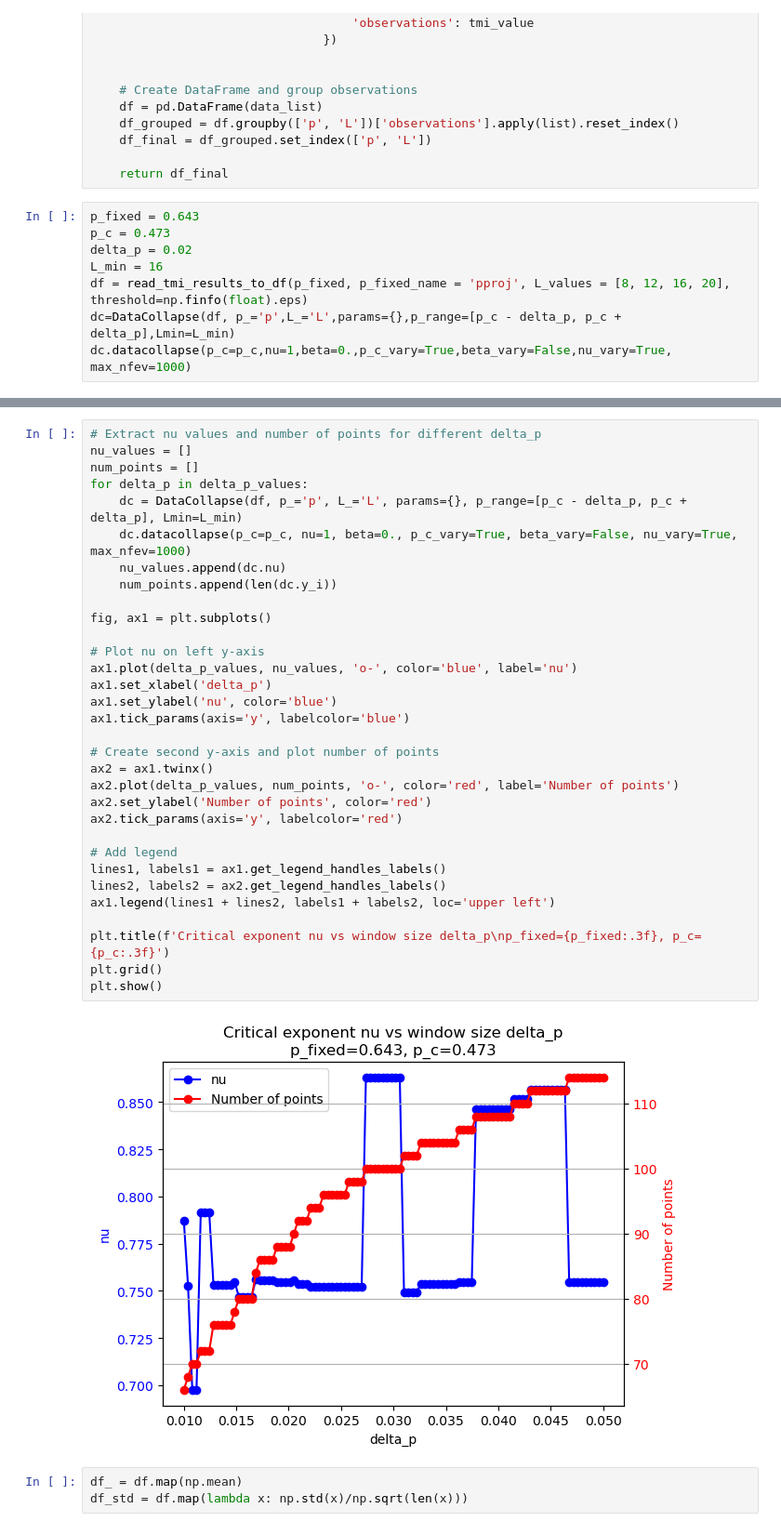
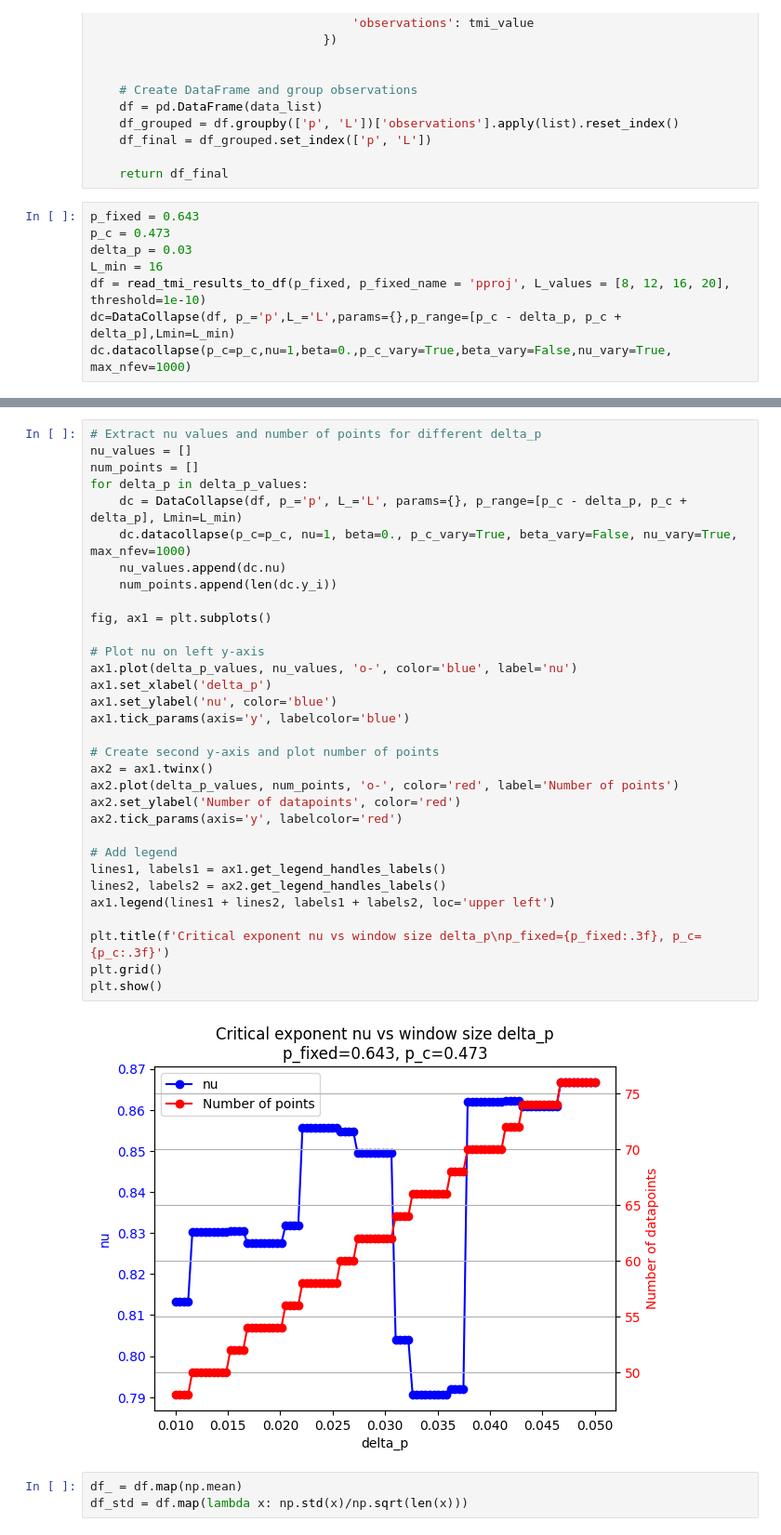
Before and after one commit to youtao1999/CT_toy, a Jupyter notebook: sandbox.ipynb, the cells around one changed output, grey strips where cells are left out. Shown at 93% size. Drawn from its saved outputs; the diff is of its cells as text.

```diff
--- a/sandbox.ipynb
+++ b/sandbox.ipynb
@@ -111,9 +111,9 @@ def read_tmi_results_to_df(p_fixed, p_fixed_name, L_values=None, n=0, threshold=
 # %%
 p_fixed = 0.643
 p_c = 0.473
-delta_p = 0.02
+delta_p = 0.03
 L_min = 16
-df = read_tmi_results_to_df(p_fixed, p_fixed_name = 'pproj', L_values = [8, 12, 16, 20], threshold=np.finfo(float).eps)
+df = read_tmi_results_to_df(p_fixed, p_fixed_name = 'pproj', L_values = [8, 12, 16, 20], threshold=1e-10)
 dc=DataCollapse(df, p_='p',L_='L',params={},p_range=[p_c - delta_p, p_c + delta_p],Lmin=L_min)
 dc.datacollapse(p_c=p_c,nu=1,beta=0.,p_c_vary=True,beta_vary=False,nu_vary=True, max_nfev=1000)
 # %% [output]
@@ -175,35 +178,35 @@ plt.show()
 nu_values = []
 num_points = []
 for delta_p in delta_p_values:
     dc = DataCollapse(df, p_='p', L_='L', params={}, p_range=[p_c - delta_p, p_c + delta_p], Lmin=L_min)
     dc.datacollapse(p_c=p_c, nu=1, beta=0., p_c_vary=True, beta_vary=False, nu_vary=True, max_nfev=1000)
     nu_values.append(dc.nu)
     num_points.append(len(dc.y_i))
 
 fig, ax1 = plt.subplots()
 
 # Plot nu on left y-axis
 ax1.plot(delta_p_values, nu_values, 'o-', color='blue', label='nu')
 ax1.set_xlabel('delta_p')
 ax1.set_ylabel('nu', color='blue')
 ax1.tick_params(axis='y', labelcolor='blue')
 
 # Create second y-axis and plot number of points
 ax2 = ax1.twinx()
 ax2.plot(delta_p_values, num_points, 'o-', color='red', label='Number of points')
-ax2.set_ylabel('Number of points', color='red')
+ax2.set_ylabel('Number of datapoints', color='red')
 ax2.tick_params(axis='y', labelcolor='red')
 
 # Add legend
 lines1, labels1 = ax1.get_legend_handles_labels()
 lines2, labels2 = ax2.get_legend_handles_labels()
 ax1.legend(lines1 + lines2, labels1 + labels2, loc='upper left')
 
 plt.title(f'Critical exponent nu vs window size delta_p\np_fixed={p_fixed:.3f}, p_c={p_c:.3f}')
 plt.grid()
 plt.show()
 # %% [output]
-[figure, old version]
+[figure, new version]
 # %%
 df_ = df.map(np.mean)
 df_std = df.map(lambda x: np.std(x)/np.sqrt(len(x)))
```
Also changed, not shown: parts of 11 cells of this notebook, 1 other file.
